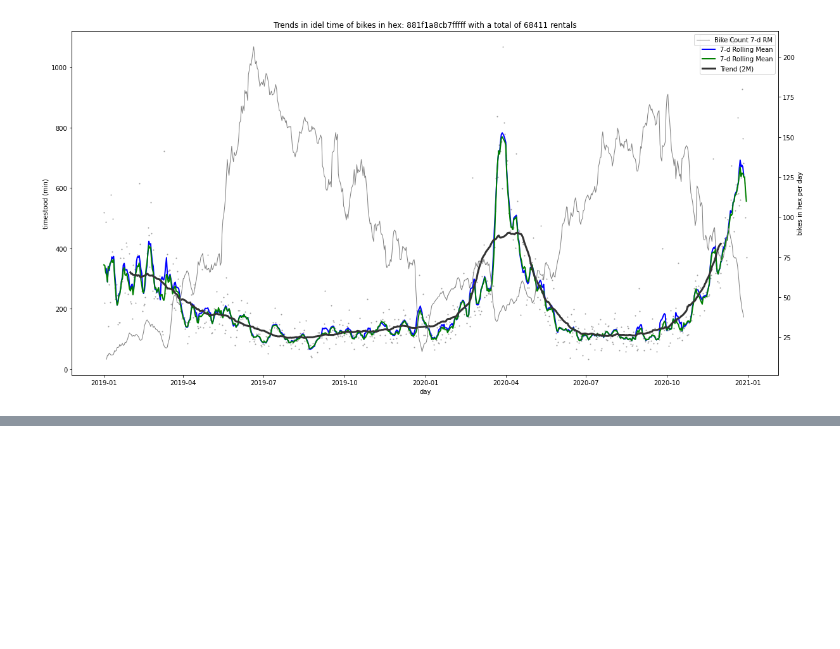
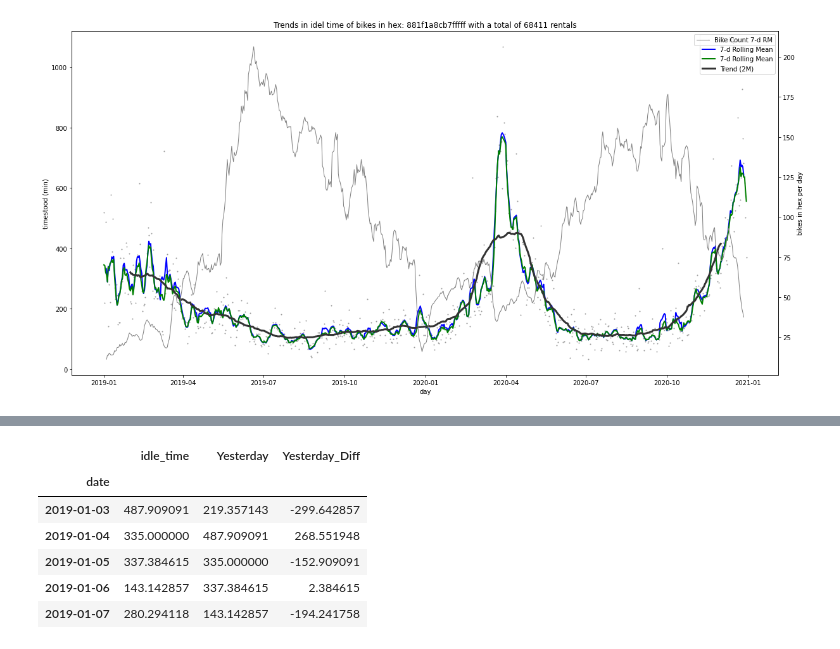
Before and after one commit to jw54kysa/bachelor_thesis_idle_time_prediction_nextbike, a Jupyter notebook: scripts/start_time_series_weighted_mean.ipynb, the cells around one changed output, grey strips where cells are left out. Saved outputs shown, nothing was run; the diff lists cells and outputs as text; code cells hidden in the pictures; blank space fills up the shorter version.

```diff
--- a/scripts/start_time_series_weighted_mean.ipynb
+++ b/scripts/start_time_series_weighted_mean.ipynb
@@ -148,0 +187,10 @@ plot_details(tsdata,data_7d_rol,data_2m_rol,data_7d_mean2,hex_id,total_bike_coun
+# %%
+data_consumption.head()
+# %% [output]
+|  | idle_time | Yesterday | Yesterday_Diff |
+| date |  |  |  |
+| 2019-01-03 | 487.909091 | 219.357143 | -299.642857 |
+| 2019-01-04 | 335.000000 | 487.909091 | 268.551948 |
+| 2019-01-05 | 337.384615 | 335.000000 | -152.909091 |
+| 2019-01-06 | 143.142857 | 337.384615 | 2.384615 |
+| 2019-01-07 | 280.294118 | 143.142857 | -194.241758 |
```
Also changed, not shown: parts of 7 cells of this notebook.
